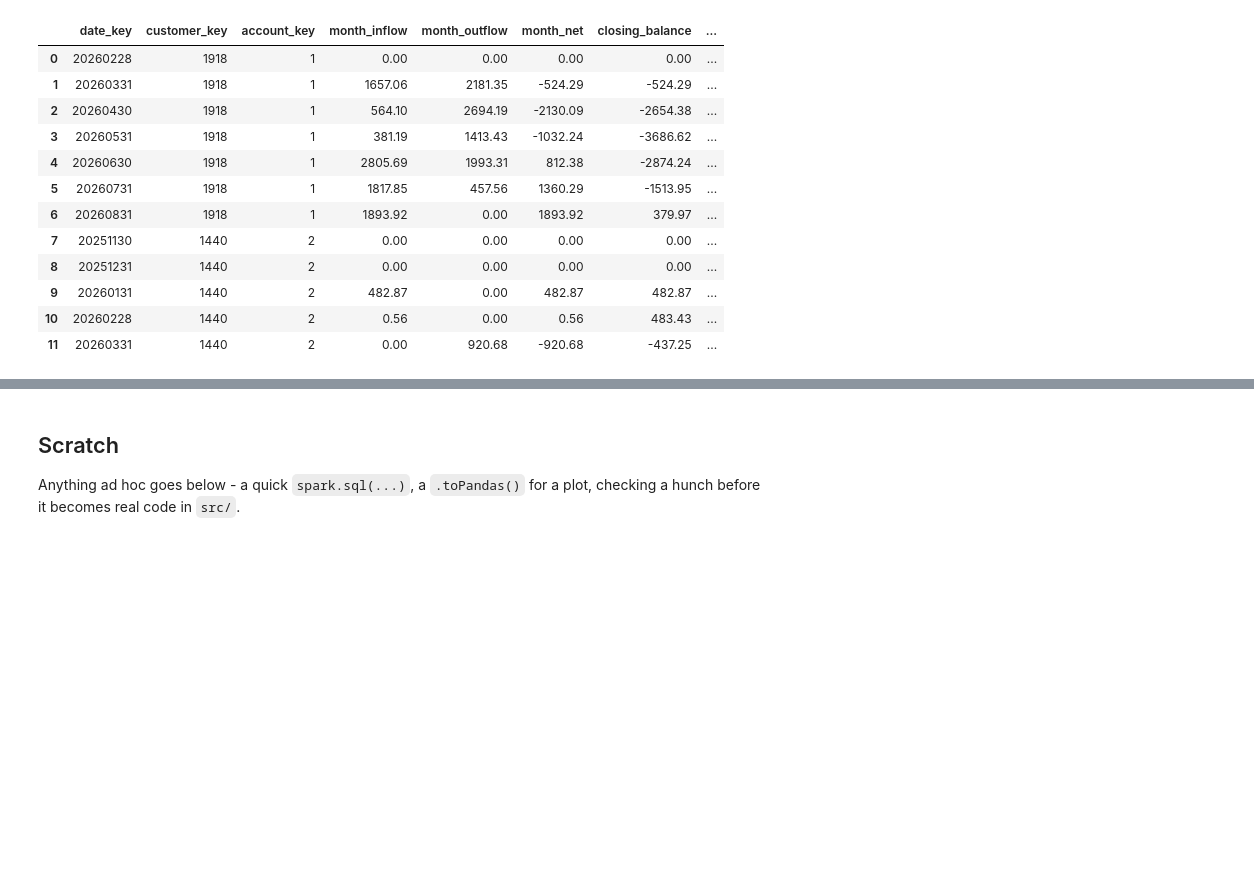
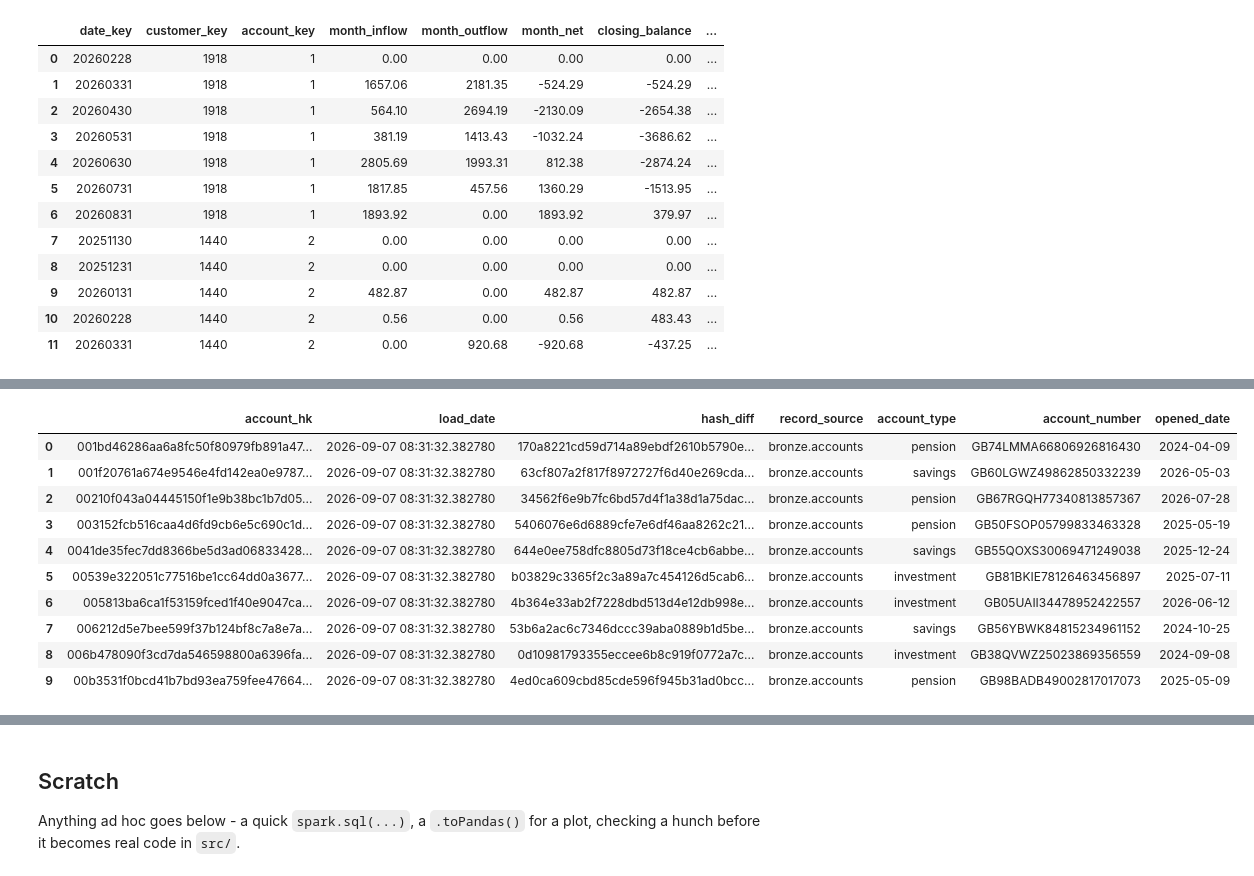
Before and after one commit to meedaycodes/fintech-lakehouse, a Jupyter notebook: notebooks/explore.ipynb, the cells around one changed output, grey strips where cells are left out. Drawn from its saved outputs; the diff is of its cells as text; code cells hidden in the pictures; blank space fills up the shorter version.

```diff
--- a/notebooks/explore.ipynb
+++ b/notebooks/explore.ipynb
@@ -194,0 +237,14 @@ spark.table(f"{CATALOG_NAME}.gold.fct_account_monthly_snapshot") \
+# %%
+spark.table(f"{CATALOG_NAME}.vault.sat_account_details").orderBy("account_hk", "load_date").limit(10).toPandas()
+# %% [output]
+|  | account_hk | load_date | hash_diff | record_source | account_type | account_number | opened_date |
+| 0 | 001bd46286aa6a8fc50f80979fb891a47... | 2026-09-07 08:31:32.382780 | 170a8221cd59d714a89ebdf2610b5790e... | bronze.accounts | pension | GB74LMMA66806926816430 | 2024-04-09 |
+| 1 | 001f20761a674e9546e4fd142ea0e9787... | 2026-09-07 08:31:32.382780 | 63cf807a2f817f8972727f6d40e269cda... | bronze.accounts | savings | GB60LGWZ49862850332239 | 2026-05-03 |
+| 2 | 00210f043a04445150f1e9b38bc1b7d05... | 2026-09-07 08:31:32.382780 | 34562f6e9b7fc6bd57d4f1a38d1a75dac... | bronze.accounts | pension | GB67RGQH77340813857367 | 2026-07-28 |
+| 3 | 003152fcb516caa4d6fd9cb6e5c690c1d... | 2026-09-07 08:31:32.382780 | 5406076e6d6889cfe7e6df46aa8262c21... | bronze.accounts | pension | GB50FSOP05799833463328 | 2025-05-19 |
+| 4 | 0041de35fec7dd8366be5d3ad06833428... | 2026-09-07 08:31:32.382780 | 644e0ee758dfc8805d73f18ce4cb6abbe... | bronze.accounts | savings | GB55QOXS30069471249038 | 2025-12-24 |
+| 5 | 00539e322051c77516be1cc64dd0a3677... | 2026-09-07 08:31:32.382780 | b03829c3365f2c3a89a7c454126d5cab6... | bronze.accounts | investment | GB81BKIE78126463456897 | 2025-07-11 |
+| 6 | 005813ba6ca1f53159fced1f40e9047ca... | 2026-09-07 08:31:32.382780 | 4b364e33ab2f7228dbd513d4e12db998e... | bronze.accounts | investment | GB05UAII34478952422557 | 2026-06-12 |
+| 7 | 006212d5e7bee599f37b124bf8c7a8e7a... | 2026-09-07 08:31:32.382780 | 53b6a2ac6c7346dccc39aba0889b1d5be... | bronze.accounts | savings | GB56YBWK84815234961152 | 2024-10-25 |
+| 8 | 006b478090f3cd7da546598800a6396fa... | 2026-09-07 08:31:32.382780 | 0d10981793355eccee6b8c919f0772a7c... | bronze.accounts | investment | GB38QVWZ25023869356559 | 2024-09-08 |
+| 9 | 00b3531f0bcd41b7bd93ea759fee47664... | 2026-09-07 08:31:32.382780 | 4ed0ca609cbd85cde596f945b31ad0bcc... | bronze.accounts | pension | GB98BADB49002817017073 | 2025-05-09 |
```
Also changed, not shown: parts of 9 cells of this notebook.
